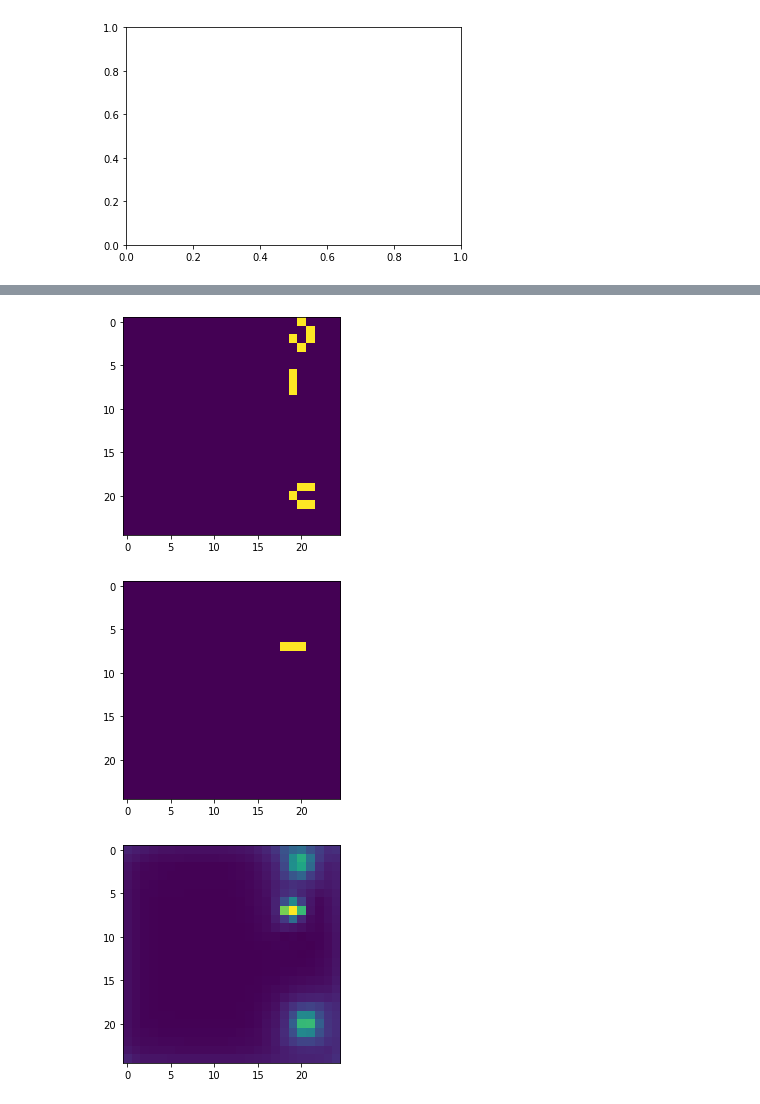
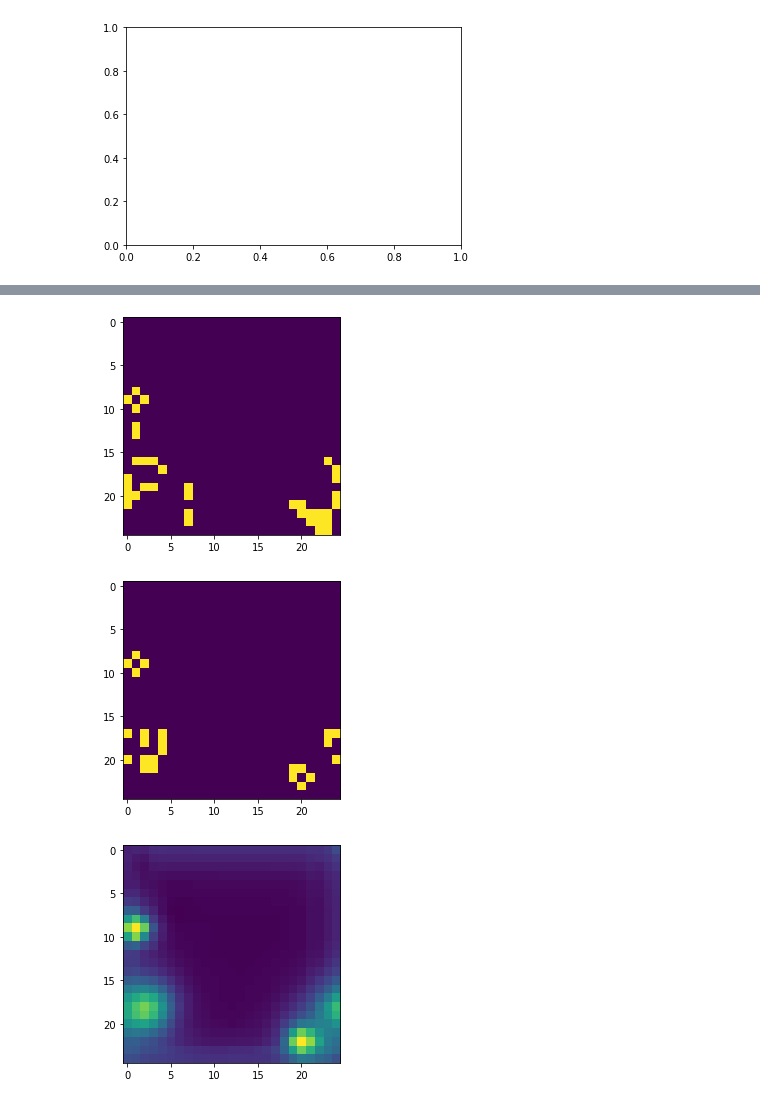
Before and after one commit to Brandon-Spicer/kaggleRGOL, a Jupyter notebook: rgol_test.ipynb, the cells around one changed output, grey strips where cells are left out. Saved outputs shown, nothing was run; the diff lists cells and outputs as text; code cells hidden in the pictures.

```diff
--- a/rgol_test.ipynb
+++ b/rgol_test.ipynb
@@ -135,7 +139,7 @@ def model_v2():
 # TRAIN THE MODELS
 models = []
 for delta in range(1, 6):
-    model = create_model(n_hidden_convs=6, n_hidden_filters=256)
+    model = create_model(n_hidden_convs=6, n_hidden_filters=512)
     es = EarlyStopping(monitor='loss', patience=9, min_delta=0.001)
     model.fit(data_generator(delta=delta, ravel=False), steps_per_epoch=500, epochs=50, verbose=1, callbacks=[es])
     models.append(model)
@@ -231,31 +185,9 @@ plt.imshow(next(gen))
-# %%
-# set up system for working with saved models
-#   function that loads models and outputs a list of them
-
-# save models
-def save_models():
-  for i in range(5):
-    models[i].save(f'model{i}')
-
-# load models
-def load_models():
-  models = []
-  for i in range(5):
-    models.append(keras.models.load_model(f'model{i}'))
-  return models
-# test predictions for each delta, compare to test data
-#   for each model in models
-#   get first prediction for each model
-def get_prediction(delta):
-  # must have shape (-1, 25, 25, 1) for keras predict. (-1, 25, 25) for imshow
-
-  delta_df = train_df[train_df.delta == delta].iloc[:, 1:626].values.reshape(-1, 25, 25, 1)
-  input = delta_df.reshape(-1, 25, 25)
-  predicted = models[delta-1].predict(delta_df).reshape(-1, 25, 25)
-  actual = train_df[train_df.delta == delta].iloc[:, 626:].values.reshape(-1, 25, 25)
-  return input, actual, predicted
-# make submission dataset
-# figure out how to submit
-
-# how to TPU?
+# %%
+def get_prediction(delta):
+  # must have shape (-1, 25, 25, 1) for keras predict. (-1, 25, 25) for imshow
+  start = train_df[train_df.delta == delta].iloc[:, 1:626].values.reshape(-1, 25, 25)
+  stop = train_df[train_df.delta == delta].iloc[:, 626:].values.reshape(-1, 25, 25, 1)
+  predicted_start = models[delta-1].predict(stop).reshape(-1, 25, 25)
+  stop = stop.reshape(-1, 25, 25)
+  return start, stop, predicted_start
 # %%
@@ -263,12 +195,12 @@ def get_prediction(delta):
 # %%
-n = 2
+n = 10
 for ds in datasets:
   fig, ax = plt.subplots()
   ax.imshow(ds[n])
 # %% [output]
-[figure, old version]
+[figure, new version]
-[figure, old version]
+[figure, new version]
-[figure, old version]
+[figure, new version]
 # %%
 # use test set to evaluate
 n = 5
```
Also changed, not shown: parts of 36 cells of this notebook.
